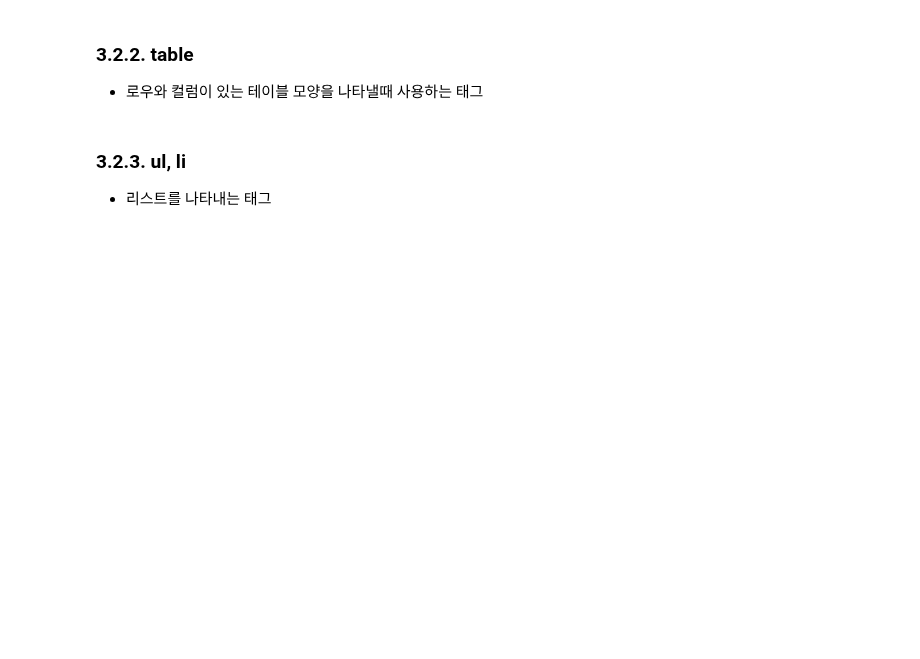
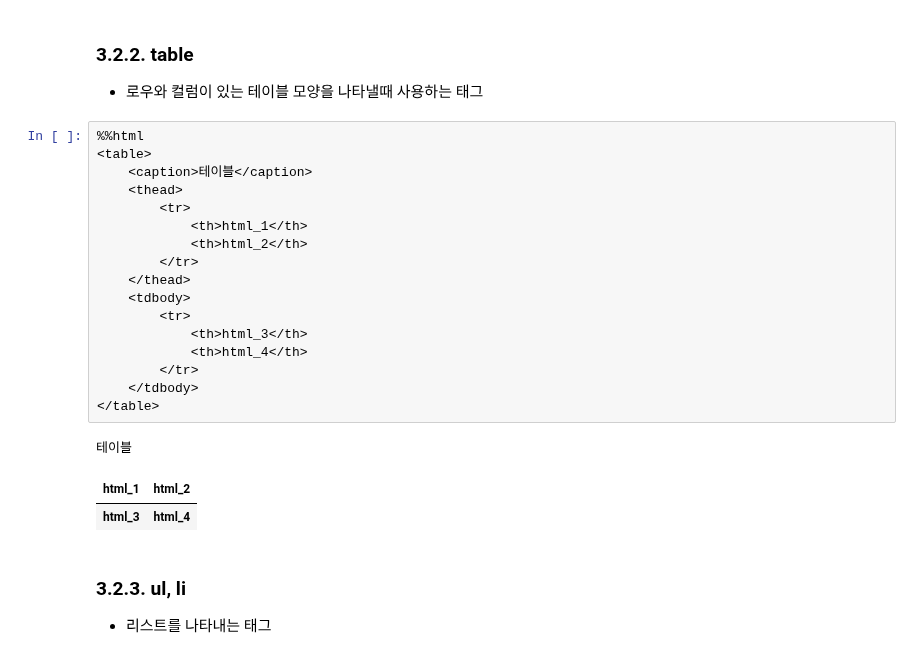
Before and after one commit to jexists/sk_network, a Jupyter notebook: 04.data_collection/04_html/04_html.ipynb, the cells around one changed output. Saved outputs shown, nothing was run; the diff lists cells and outputs as text; blank space fills up the shorter version.

```diff
--- a/04.data_collection/04_html/04_html.ipynb
+++ b/04.data_collection/04_html/04_html.ipynb
@@ -86,6 +152,27 @@
 ### 3.2.2. table
 
 - 로우와 컬럼이 있는 테이블 모양을 나타낼때 사용하는 태그
+# %%
+%%html
+<table>
+    <caption>테이블</caption>
+    <thead>
+        <tr>
+            <th>html_1</th>
+            <th>html_2</th>
+        </tr>
+    </thead>
+    <tdbody>
+        <tr>
+            <th>html_3</th>
+            <th>html_4</th>
+        </tr>
+    </tdbody>
+</table>
+# %% [output]
+테이블
+| html_1 | html_2 |
+| html_3 | html_4 |
 # %% [markdown]
 ### 3.2.3. ul, li
 
```
Also changed, not shown: parts of 19 cells of this notebook, 10 other files.
